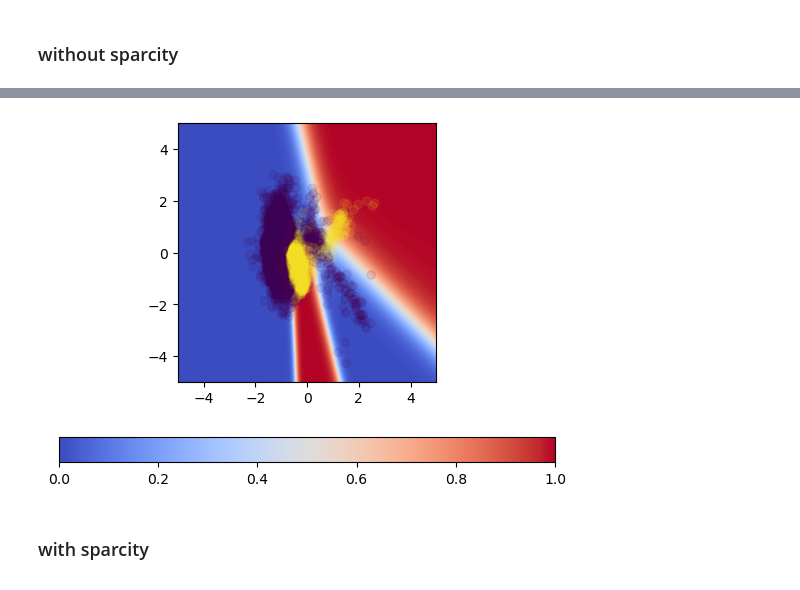
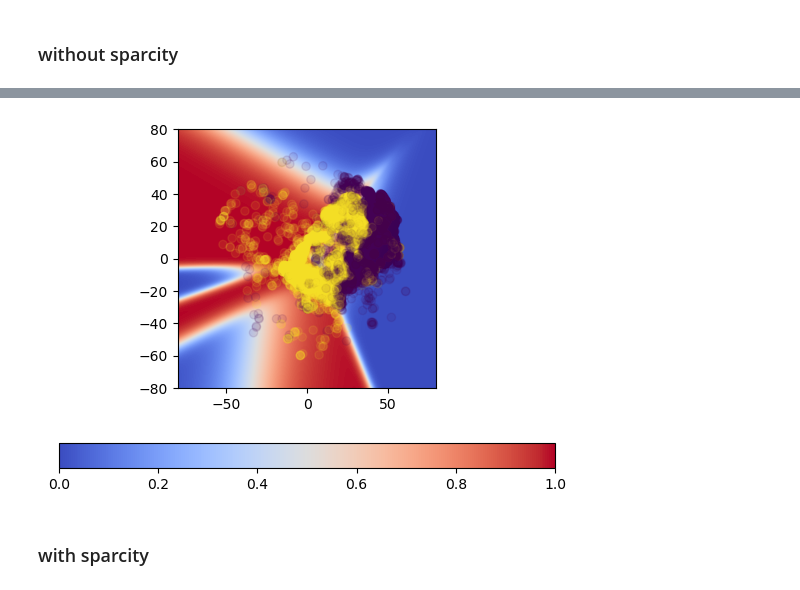
Before and after one commit to scotsun/clear-vae, a Jupyter notebook: simulation/moe.ipynb, the cells around one changed output, grey strips where cells are left out. Saved outputs shown, nothing was run; the diff lists cells and outputs as text; code cells hidden in the pictures.

```diff
--- a/simulation/moe.ipynb
+++ b/simulation/moe.ipynb
@@ -69,7 +68,11 @@ class MultiExpertModel(nn.Module):
                 for X_batch, y_batch in bar:
                     optimizer.zero_grad()
                     p_batch, w = self(X_batch)
-                    loss = criterion(p_batch, y_batch) + sparse_lambda * sparsity_regularization(w)
+                    try:
+                        loss = criterion(p_batch, y_batch) + sparse_lambda * sparsity_regularization(w)
+                    except RuntimeError:
+                        print(p_batch)
+                        break
                     loss.backward()
                     optimizer.step()
                     # update progress bar
@@ -135,14 +138,14 @@ test_dl = DataLoader(test, batch_size=32, shuffle=True)
 
 train.data[:1000, 1].std()
 # %%
-dat = DummyDataset("../mnist_latent.csv")
-dat.data[:, 0] = (dat.data[:, 0] == 1).to(torch.float32) # make binary
+dat = DummyDataset("../mnist_latent_tsne.csv")
+dat.data[:, 0] = (dat.data[:, 0] == 5).to(torch.float32) # make binary
 dat.data = dat.data[:, [0, -2, -1]]
 dl = DataLoader(dat, 128, shuffle=False)
 # %% [markdown]
 ### without sparcity
 # %%
-model = MultiExpertModel(input_dim=2, num_expert=6)
+model = MultiExpertModel(input_dim=2, num_expert=10)
 model.train(dl=dl, sparse_lambda=0)
 # %%
 roc_auc_score(
@@ -165,0 +163,3 @@ visualize_expert_decisions(model, (-5, 5), 100)
+# %%
+c = 80
+visualize_expert_decisions(model, (-c, c), 100)
@@ -166,26 +170,25 @@ visualize_expert_decisions(model, (-5, 5), 100)
 # %%
-c = 5
 xs = torch.linspace(start=-c, end=c, steps=1000)
 ys = torch.linspace(start=-c, end=c, steps=1000)
 p = model(torch.cartesian_prod(xs, ys))[0].detach()
 fig, ax = plt.subplots()
 im = ax.imshow(
 	p.reshape(1000, 1000).T,
 	extent=[-c, c, c, -c],
 	vmin=0, vmax=1, cmap=cm.coolwarm
 )
 ax.invert_yaxis()
 fig.colorbar(im, ax=ax, orientation='horizontal')
 idx = model(dl.dataset.data[:, 1:])[0].detach() > 0.5
 plt.scatter(
 	x=dat.data[:, 1],
 	y=dat.data[:, 2],
 	c=dat.data[:, 0],
 	alpha=0.1
 )
 plt.show()
 # %% [output]
-[figure, old version]
+[figure, new version]
 # %% [markdown]
 ### with sparcity
 # %%
```
Also changed, not shown: parts of 11 cells of this notebook, 1 other file.
